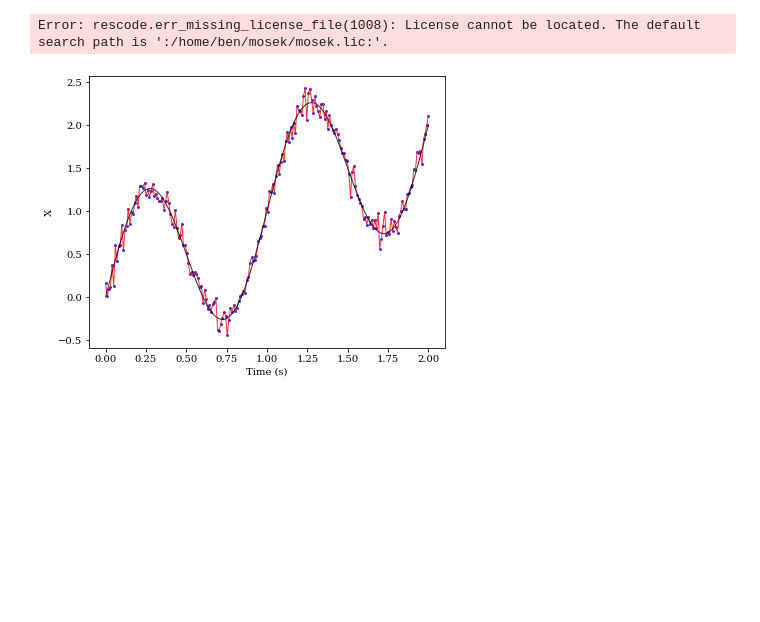
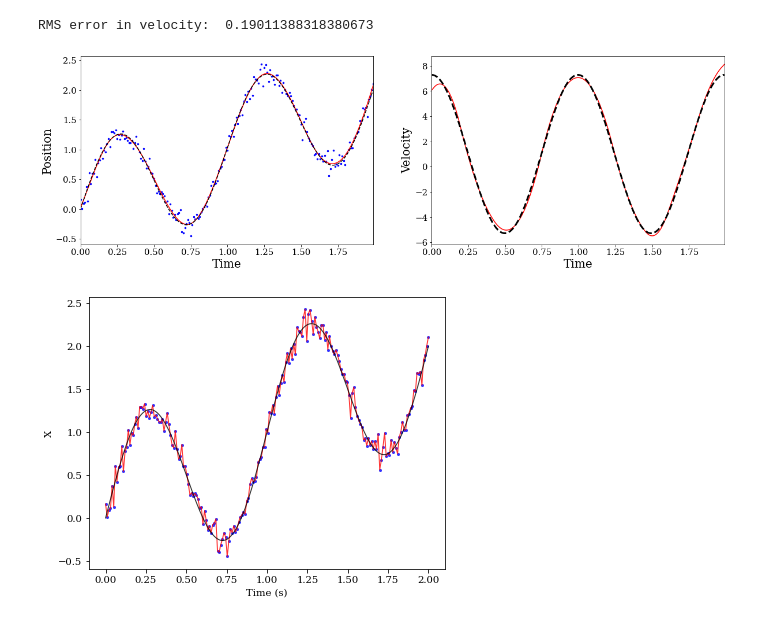
Before and after one commit to BenCellini/wind-sense-analysis, a Jupyter notebook: notebooks/pynumdiff_test.ipynb, the cells around one changed output. Cells and saved outputs as stored; diff of their text form; code cells hidden in the pictures; blank space fills up the shorter version.

```diff
--- a/notebooks/pynumdiff_test.ipynb
+++ b/notebooks/pynumdiff_test.ipynb
@@ -35,18 +35,19 @@ x = x_truth + noise
 # %%
 # x_hat, dxdt_hat = pynumdiff.finite_difference.first_order(x, dt)
 
 # params = [20]
 # x_hat, dxdt_hat = pynumdiff.smooth_finite_difference.gaussiandiff(x, dt, params, options={'iterate': False})
 
 # params = [20]
 # x_hat, dxdt_hat = pynumdiff.smooth_finite_difference.friedrichsdiff(x, dt, params, options={'iterate': False})
 
-params = [10]
+params = [20]
 x_hat, dxdt_hat = pynumdiff.total_variation_regularization.jerk(x, dt, params)
 
 evaluate.plot(x, dt, x_hat, dxdt_hat, x_truth, dxdt_truth)
 # %% [output]
-Error: rescode.err_missing_license_file(1008): License cannot be located. The default search path is ':/home/ben/mosek/mosek.lic:'.
+RMS error in velocity:  0.19011388318380673
+[figure, added]
 # %%
 fig = plt.figure(figsize=(14,5))
 ax = fig.add_subplot(121)
```
Also changed, not shown: 4 other files.
